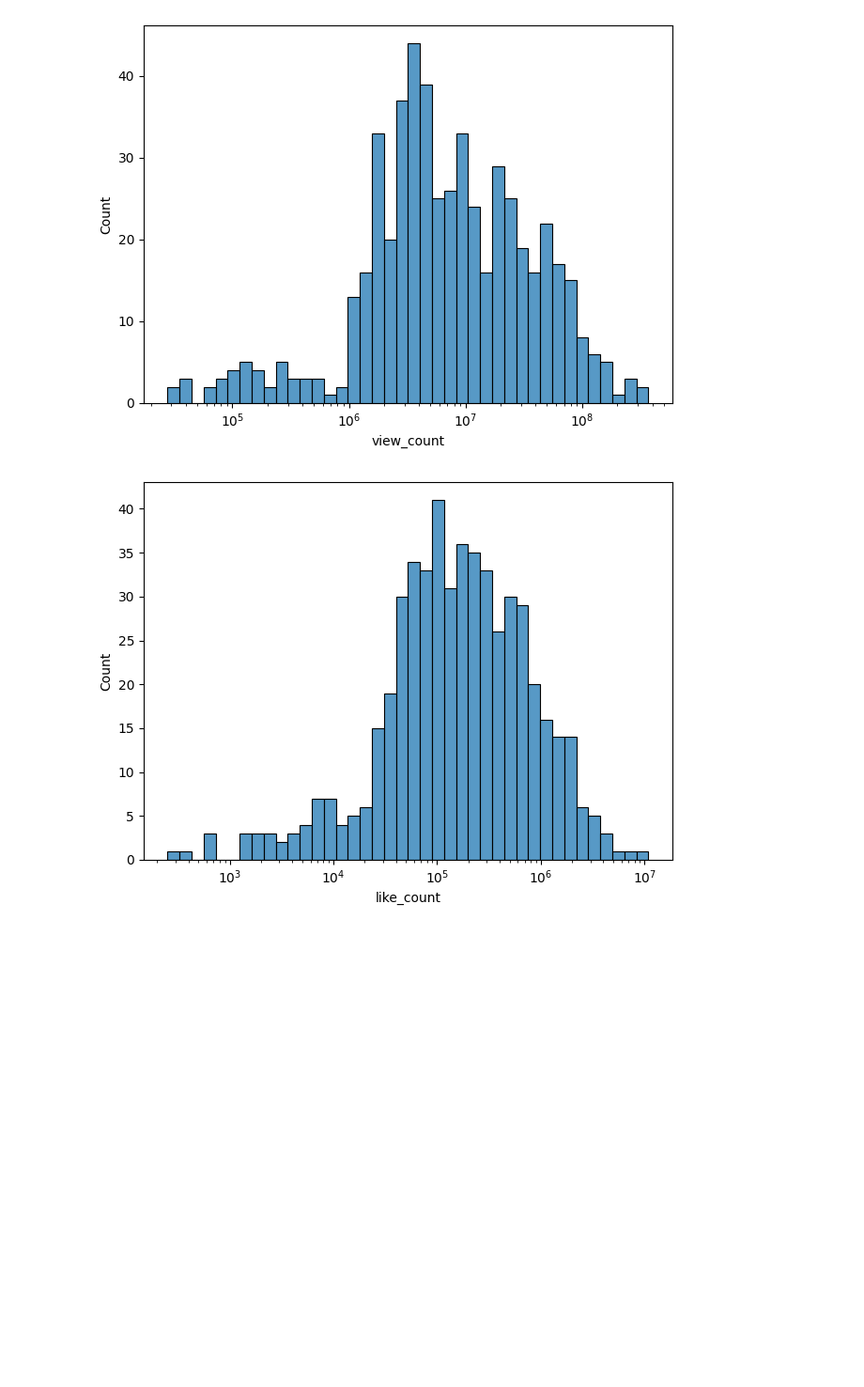
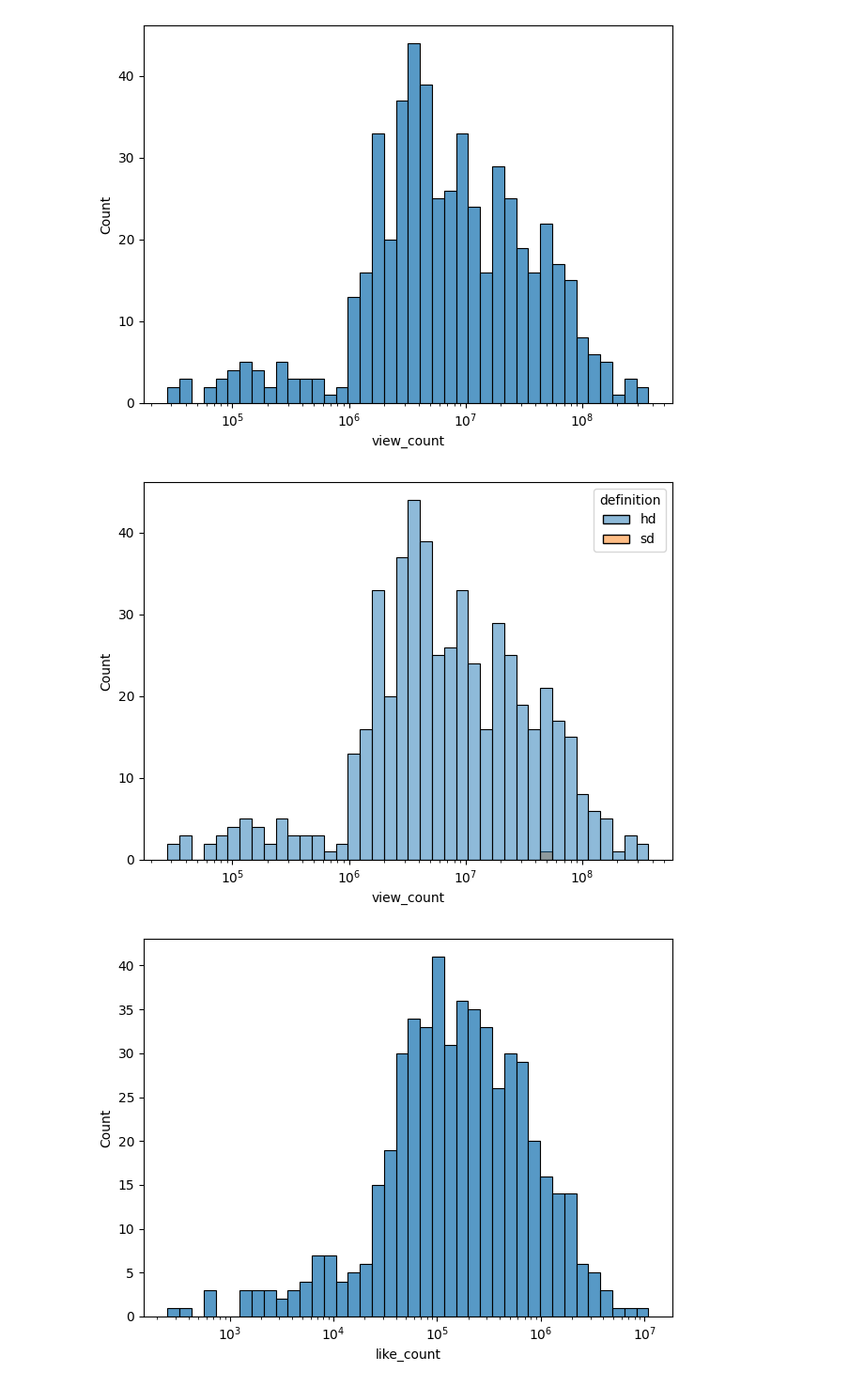
Before and after one commit to vexyiwnl/youtube-analytics, a Jupyter notebook: youtube_analytics.ipynb, the cells around one changed output. Shown at 94% size. Drawn from its saved outputs; the diff is of its cells as text; code cells hidden in the pictures; blank space fills up the shorter version.

```diff
--- a/youtube_analytics.ipynb
+++ b/youtube_analytics.ipynb
@@ -134,6 +185,12 @@ plt.tight_layout()
 plt.show()
 # %% [output]
 [figure]
+# %%
+sns.histplot(df_yt,x='view_count',log_scale=True ,bins=40, hue='definition')
+plt.tight_layout()
+plt.show()
+# %% [output]
+[figure, added]
 # %%
 sns.histplot(df_yt,x='like_count',log_scale=True ,bins=40)
 plt.tight_layout()
```
Also changed, not shown: parts of 8 cells of this notebook.
